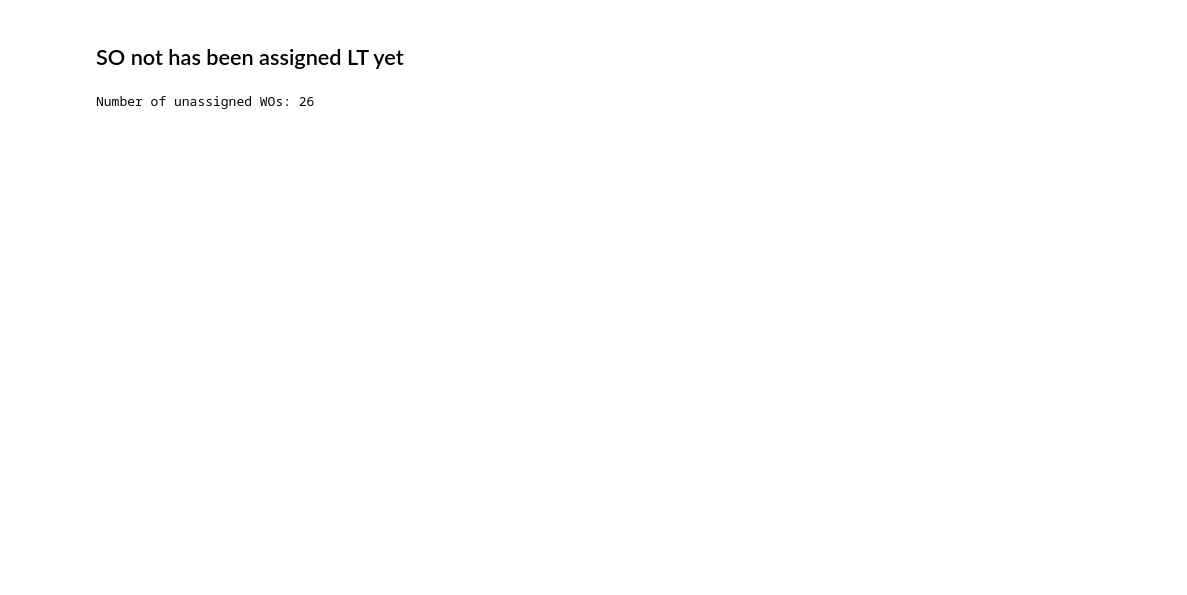
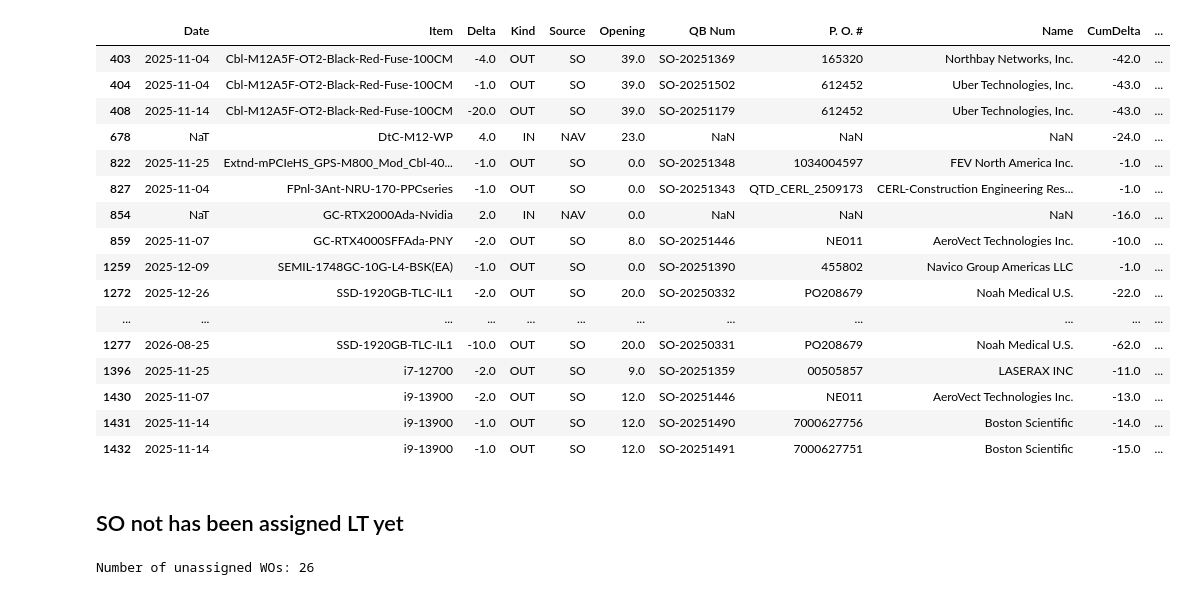
Before and after one commit to playoung2818/ERP_System, a Jupyter notebook: ERP_Dashboard.ipynb, the cells around one changed output. Cells and saved outputs as stored; diff of their text form; code cells hidden in the pictures; blank space fills up the shorter version.

```diff
--- a/ERP_Dashboard.ipynb
+++ b/ERP_Dashboard.ipynb
@@ -86,0 +401,17 @@ ERP_df['SO_Status'] = np.where(
+# %%
+#SO
+SO_INV = pd.read_sql_table("wo_structured", con=engine, schema="public")
+SO = SO_INV[['Order Date', 'Ship Date', 'QB Num', "P. O. #", "Name",'Qty(+)', 'Qty(-)', 'Item', 'Pre/Bare', 'On Hand', "On Hand - WIP"]]
+# SO.to_csv('open sales2.csv',index=False,columns =SO)
+
+#"POD"
+pod = pd.read_sql_table("Open_Purchase_Orders", con=engine, schema="public")
+# pod.to_csv('open purchase2.csv', index=False)
+
+#"NAV"
+NAV= pd.read_sql_table("NT Shipping Schedule", con=engine, schema="public")
+# NAV.to_csv('NAV1.csv', index=False)
+
+NAV_EXP = expand_nav_preinstalled(NAV)
+
+ledger, item_summary, violations = build_ledger(SO, NAV_EXP, prefer_wip=True)
@@ -87,3 +434,23 @@ ERP_df['SO_Status'] = np.where(
+# %%
+violations
+# %% [output]
+|  | Date | Item | Delta | Kind | Source | Opening | QB Num | P. O. # | Name | CumDelta | ... |
+| 403 | 2025-11-04 | Cbl-M12A5F-OT2-Black-Red-Fuse-100CM | -4.0 | OUT | SO | 39.0 | SO-20251369 | 165320 | Northbay Networks, Inc. | -42.0 | ... |
+| 404 | 2025-11-04 | Cbl-M12A5F-OT2-Black-Red-Fuse-100CM | -1.0 | OUT | SO | 39.0 | SO-20251502 | 612452 | Uber Technologies, Inc. | -43.0 | ... |
+| 408 | 2025-11-14 | Cbl-M12A5F-OT2-Black-Red-Fuse-100CM | -20.0 | OUT | SO | 39.0 | SO-20251179 | 612452 | Uber Technologies, Inc. | -43.0 | ... |
+| 678 | NaT | DtC-M12-WP | 4.0 | IN | NAV | 23.0 | NaN | NaN | NaN | -24.0 | ... |
+| 822 | 2025-11-25 | Extnd-mPCIeHS_GPS-M800_Mod_Cbl-40... | -1.0 | OUT | SO | 0.0 | SO-20251348 | 1034004597 | FEV North America Inc. | -1.0 | ... |
+| 827 | 2025-11-04 | FPnl-3Ant-NRU-170-PPCseries | -1.0 | OUT | SO | 0.0 | SO-20251343 | QTD_CERL_2509173 | CERL-Construction Engineering Res... | -1.0 | ... |
+| 854 | NaT | GC-RTX2000Ada-Nvidia | 2.0 | IN | NAV | 0.0 | NaN | NaN | NaN | -16.0 | ... |
+| 859 | 2025-11-07 | GC-RTX4000SFFAda-PNY | -2.0 | OUT | SO | 8.0 | SO-20251446 | NE011 | AeroVect Technologies Inc. | -10.0 | ... |
+| 1259 | 2025-12-09 | SEMIL-1748GC-10G-L4-BSK(EA) | -1.0 | OUT | SO | 0.0 | SO-20251390 | 455802 | Navico Group Americas LLC | -1.0 | ... |
+| 1272 | 2025-12-26 | SSD-1920GB-TLC-IL1 | -2.0 | OUT | SO | 20.0 | SO-20250332 | PO208679 | Noah Medical U.S. | -22.0 | ... |
+| ... | ... | ... | ... | ... | ... | ... | ... | ... | ... | ... | ... |
+| 1277 | 2026-08-25 | SSD-1920GB-TLC-IL1 | -10.0 | OUT | SO | 20.0 | SO-20250331 | PO208679 | Noah Medical U.S. | -62.0 | ... |
+| 1396 | 2025-11-25 | i7-12700 | -2.0 | OUT | SO | 9.0 | SO-20251359 | 00505857 | LASERAX INC | -11.0 | ... |
+| 1430 | 2025-11-07 | i9-13900 | -2.0 | OUT | SO | 12.0 | SO-20251446 | NE011 | AeroVect Technologies Inc. | -13.0 | ... |
+| 1431 | 2025-11-14 | i9-13900 | -1.0 | OUT | SO | 12.0 | SO-20251490 | 7000627756 | Boston Scientific | -14.0 | ... |
+| 1432 | 2025-11-14 | i9-13900 | -1.0 | OUT | SO | 12.0 | SO-20251491 | 7000627751 | Boston Scientific | -15.0 | ... |
 # %% [markdown]
 ## SO not has been assigned LT yet
 # %%
```
Also changed, not shown: parts of 9 cells of this notebook.
